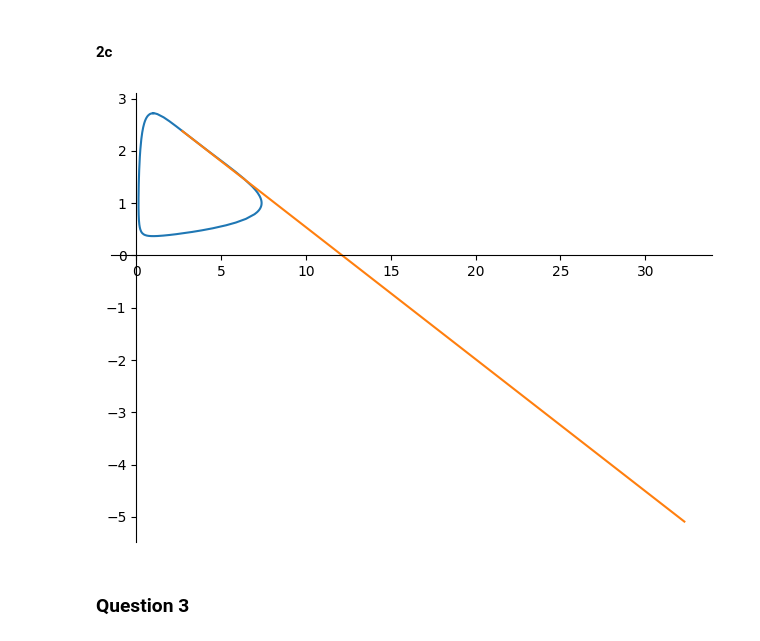
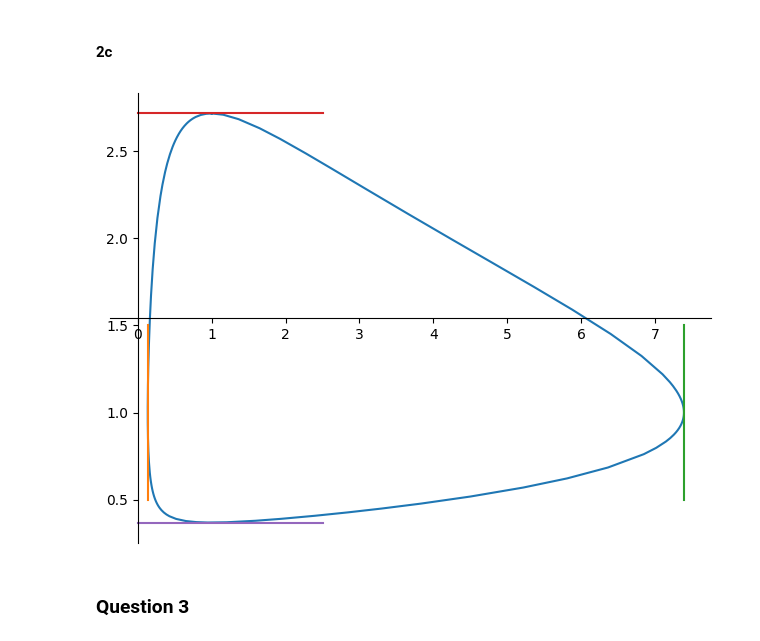
Before and after one commit to kleithegreat/second-brain, a Jupyter notebook: tamu/MATH 151/repos/Python Lab 6/Lab6temp_151_22C.ipynb, the cells around one changed output. Drawn from its saved outputs; the diff is of its cells as text; code cells hidden in the pictures.

```diff
--- a/tamu/MATH 151/repos/Python Lab 6/Lab6temp_151_22C.ipynb
+++ b/tamu/MATH 151/repos/Python Lab 6/Lab6temp_151_22C.ipynb
@@ -65,20 +65,18 @@ Vertical:
 # %% [markdown]
 #### 2c
 # %%
+import math
+t = symbols("t")
+x = E ** (2 * sin(t))
+y = E ** cos(t)
 plot0 = plot_parametric((x, y), (t, 0, 2 * pi), show = false)
-tangent1 = plot_parametric(((x.subs(t, pi / 6) + diff(x, t, 1).subs(t, pi / 6) * t), (y.subs(t, pi / 6) + diff(y, t, 1).subs(t, pi / 6) * t)), (t, 0, 2 * pi), show = false)
-plot0.append(tangent1[0])
-
-'''horizontals = {}
-for i in solve(diff(y, t, 1)):
-    horizontals[solve(diff(y, t, 1)).index(i)] = plot_parametric()
-
-print(horizontals)'''
-
-
+p_vert1=plot_parametric((math.e**-2,t,(t,.5,1.5)),(math.e**2,t,(t,.5,1.5)),show=False)
+p_horiz1=plot_parametric((t,math.e,(t,0,2.5)),(t,math.e**-1,(t,0,2.5)),show=False)
+plot0.extend(p_vert1)
+plot0.extend(p_horiz1)
 plot0.show()
 # %% [output]
-[figure, old version]
+[figure, new version]
 # %% [markdown]
 ### Question 3
 # %% [markdown]
```
